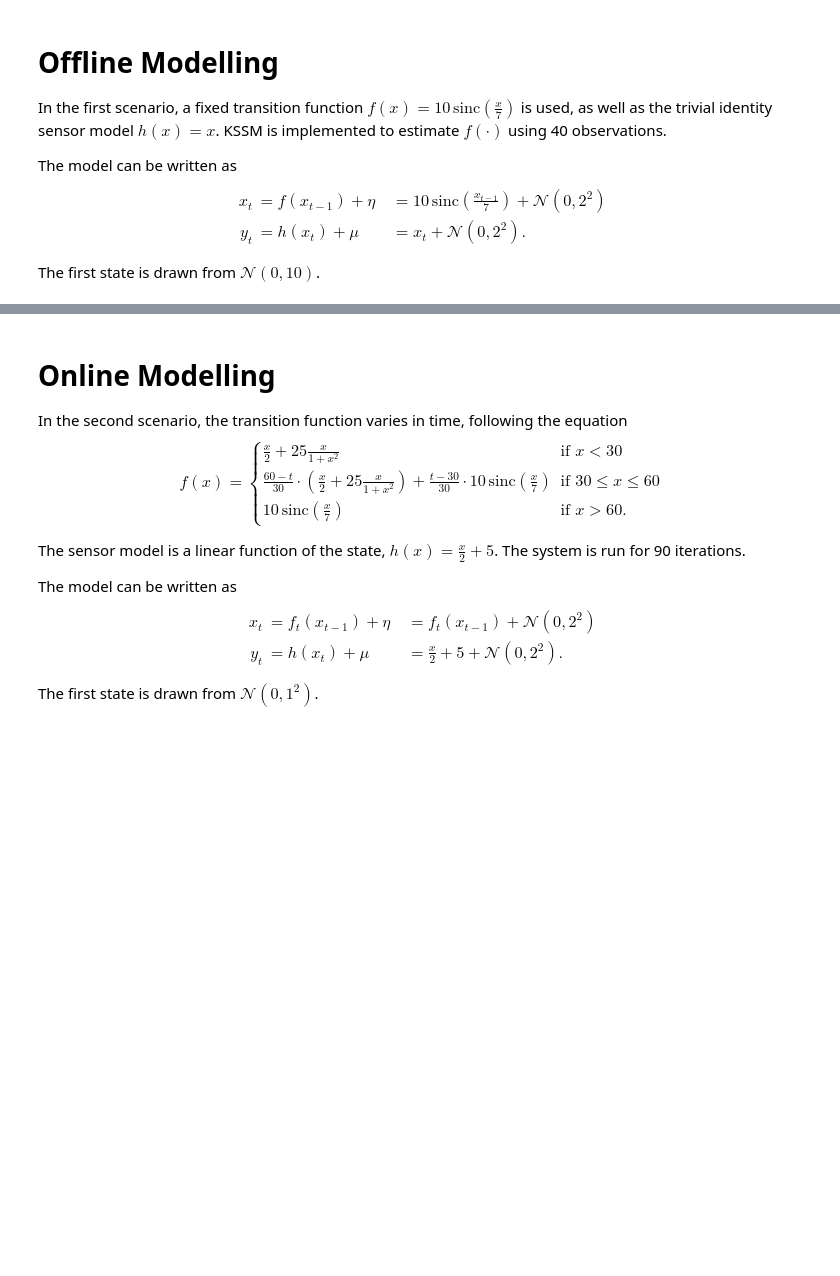
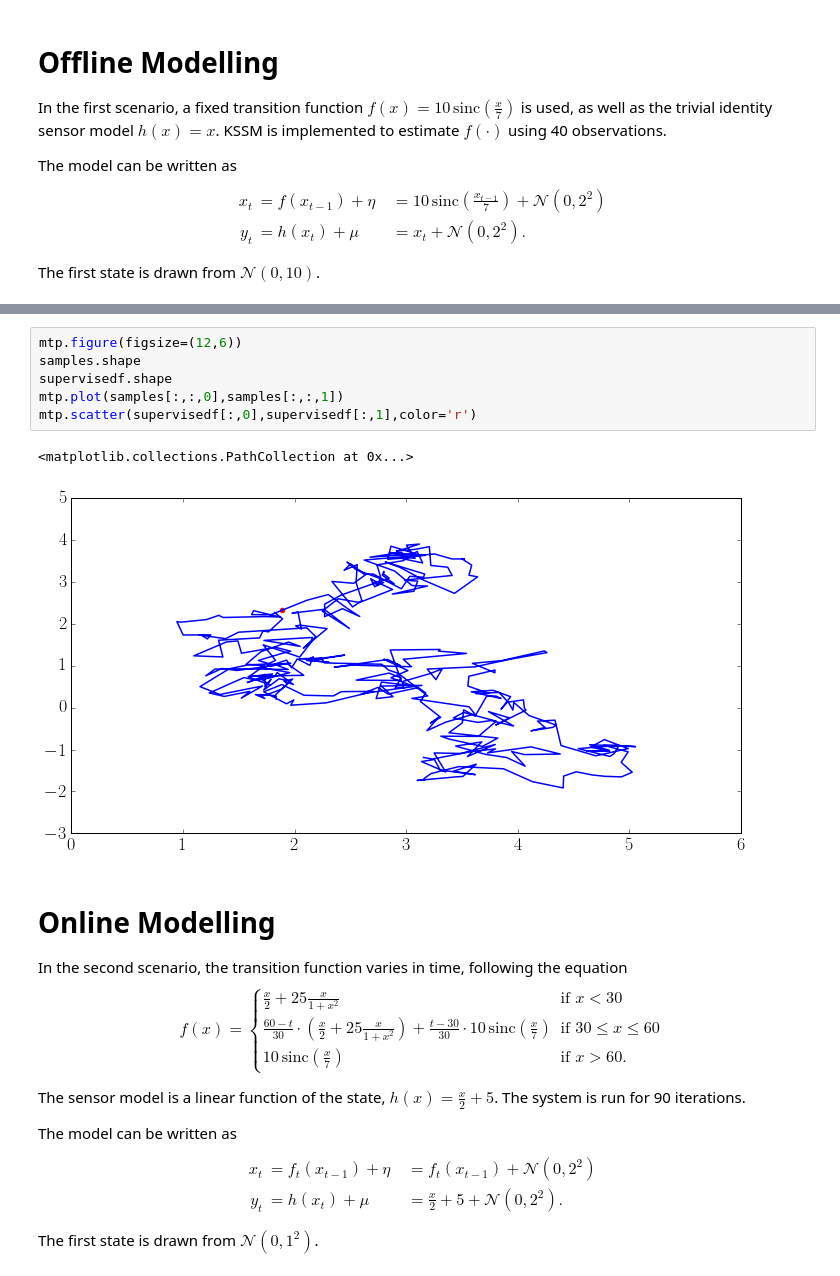
Before and after one commit to afalchetti/pykssm, a Jupyter notebook: demo/Kernel State-Space Modelling.ipynb, the cells around one changed output, grey strips where cells are left out. Saved outputs shown, nothing was run; the diff lists cells and outputs as text; blank space fills up the shorter version.

```diff
--- a/demo/Kernel State-Space Modelling.ipynb
+++ b/demo/Kernel State-Space Modelling.ipynb
@@ -200,3 +237,12 @@ mtp.show()
+# %%
+mtp.figure(figsize=(12,6))
+samples.shape
+supervisedf.shape
+mtp.plot(samples[:,:,0],samples[:,:,1])
+mtp.scatter(supervisedf[:,0],supervisedf[:,1],color='r')
+# %% [output]
+<matplotlib.collections.PathCollection at 0x...>
+[figure, added]
 # %% [markdown]
 # Online Modelling
 
```
Also changed, not shown: parts of 6 cells of this notebook, 4 other files.
